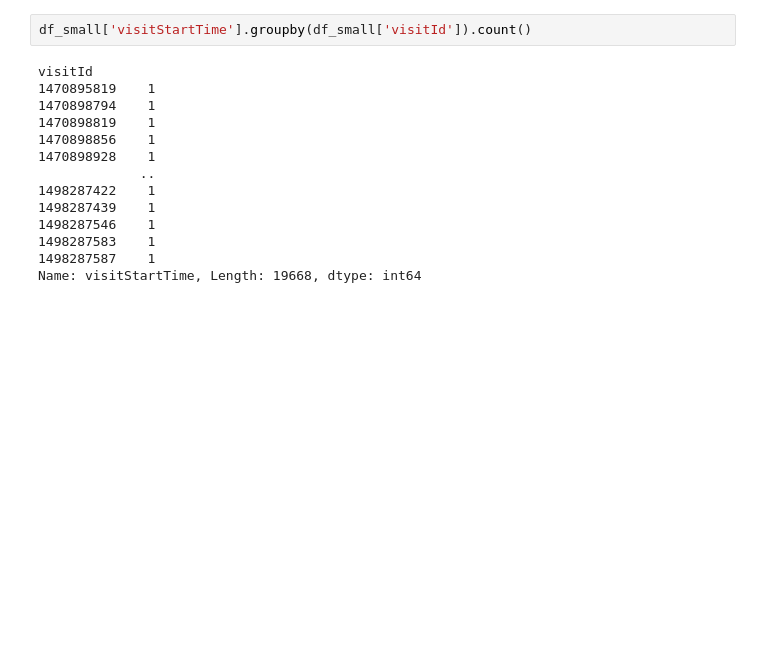
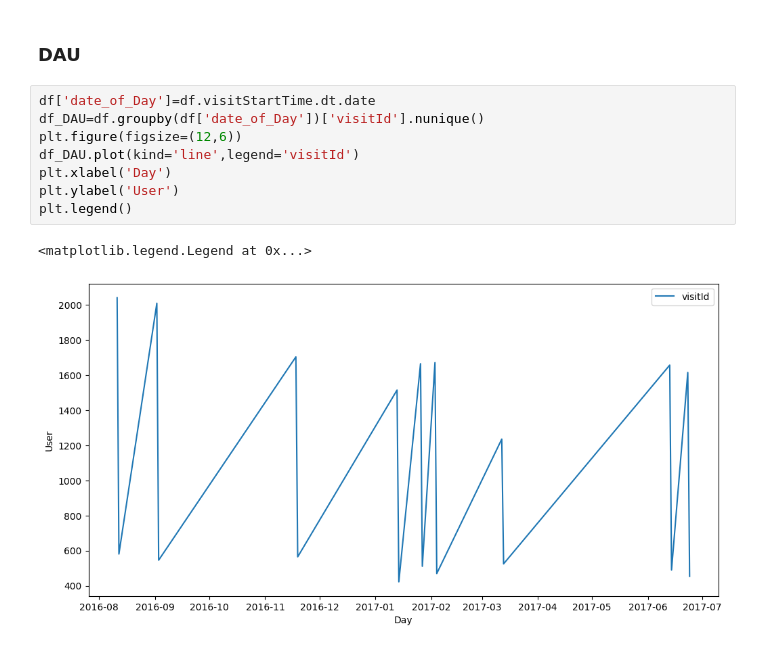
Before and after one commit to eju1019/ipark, a Jupyter notebook: projcet.ipynb, the cells around one changed output. Saved outputs shown, nothing was run; the diff lists cells and outputs as text; blank space fills up the shorter version.

```diff
--- a/projcet.ipynb
+++ b/projcet.ipynb
@@ -170,19 +157,16 @@ Referral         google.pl                  1
                  gsuite.google.com          1
 Social           plus.google.com            1
 Name: count, Length: 89, dtype: int64
-# %%
-df_small['visitStartTime'].groupby(df_small['visitId']).count()
-# %% [output]
-visitId
-1470895819    1
-1470898794    1
-1470898819    1
-1470898856    1
-1470898928    1
-             ..
-1498287422    1
-1498287439    1
-1498287546    1
-1498287583    1
-1498287587    1
-Name: visitStartTime, Length: 19668, dtype: int64
+# %% [markdown]
+### DAU
+# %%
+df['date_of_Day']=df.visitStartTime.dt.date
+df_DAU=df.groupby(df['date_of_Day'])['visitId'].nunique()
+plt.figure(figsize=(12,6))
+df_DAU.plot(kind='line',legend='visitId')
+plt.xlabel('Day')
+plt.ylabel('User')
+plt.legend()
+# %% [output]
+<matplotlib.legend.Legend at 0x...>
+[figure, added]
```
Also changed, not shown: parts of 28 cells of this notebook.
